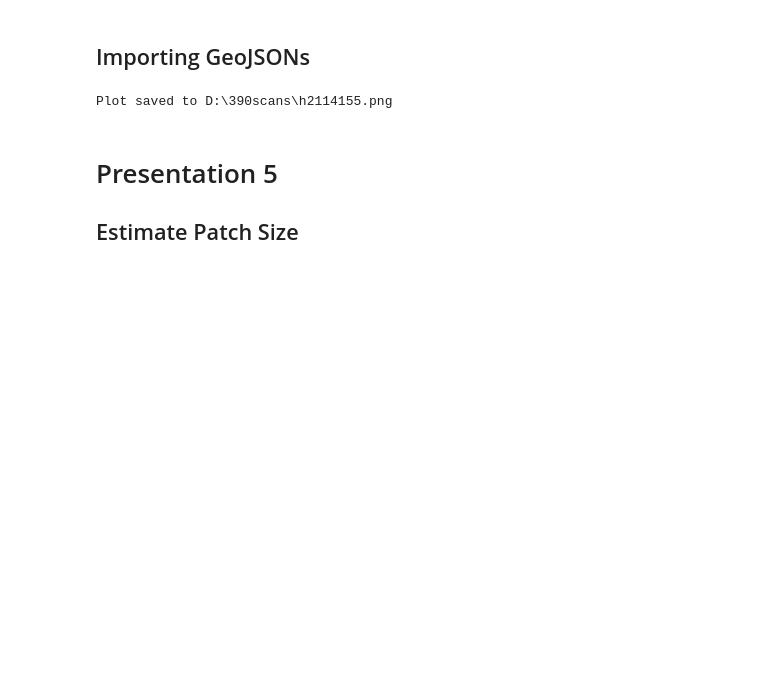
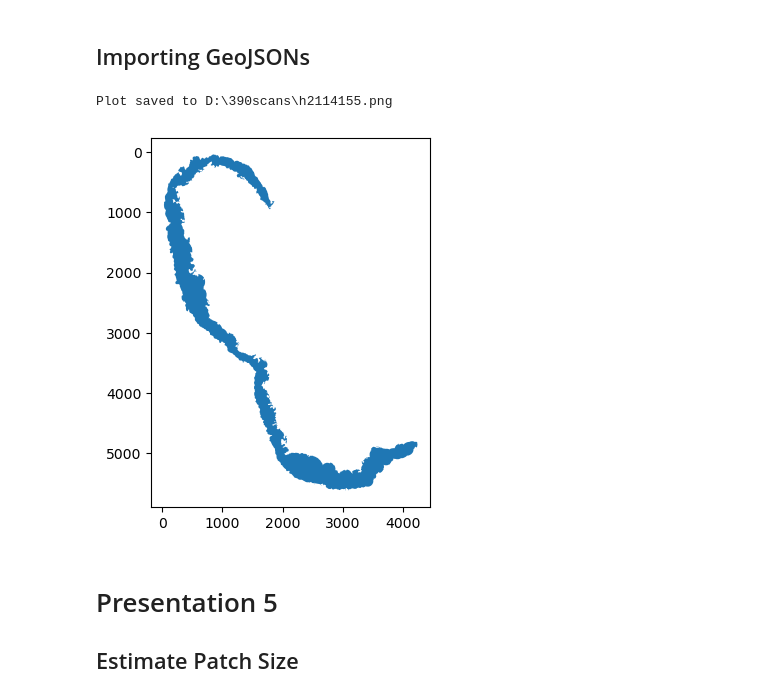
Before and after one commit to kellymengg/eye_cancer, a Jupyter notebook: Alyssa/Presentation 5/Presentation 5 - Alyssa.ipynb, the cells around one changed output. Cells and saved outputs as stored; diff of their text form; code cells hidden in the pictures; blank space fills up the shorter version.

```diff
--- a/Alyssa/Presentation 5/Presentation 5 - Alyssa.ipynb
+++ b/Alyssa/Presentation 5/Presentation 5 - Alyssa.ipynb
@@ -46,6 +46,11 @@ plt.close(fig)
 print(f"Plot saved to {output_path}")
 # %% [output]
 Plot saved to D:\390scans\h2114155.png
+# %%
+gdf.plot()
+plt.gca().invert_yaxis()
+# %% [output]
+[figure, added]
 # %% [markdown]
 # Presentation 5
 ## Estimate Patch Size
```
Also changed, not shown: parts of 18 cells of this notebook.
